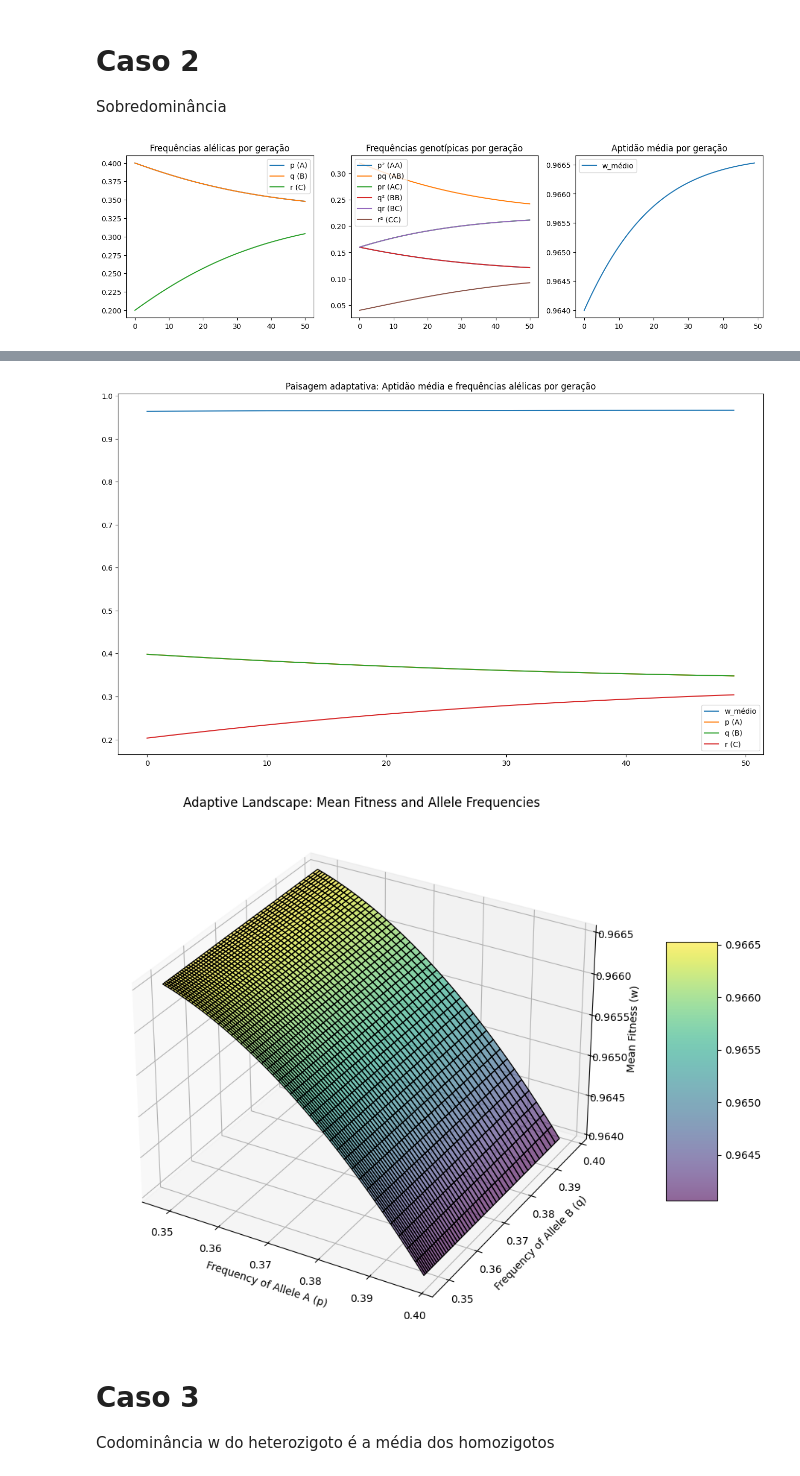
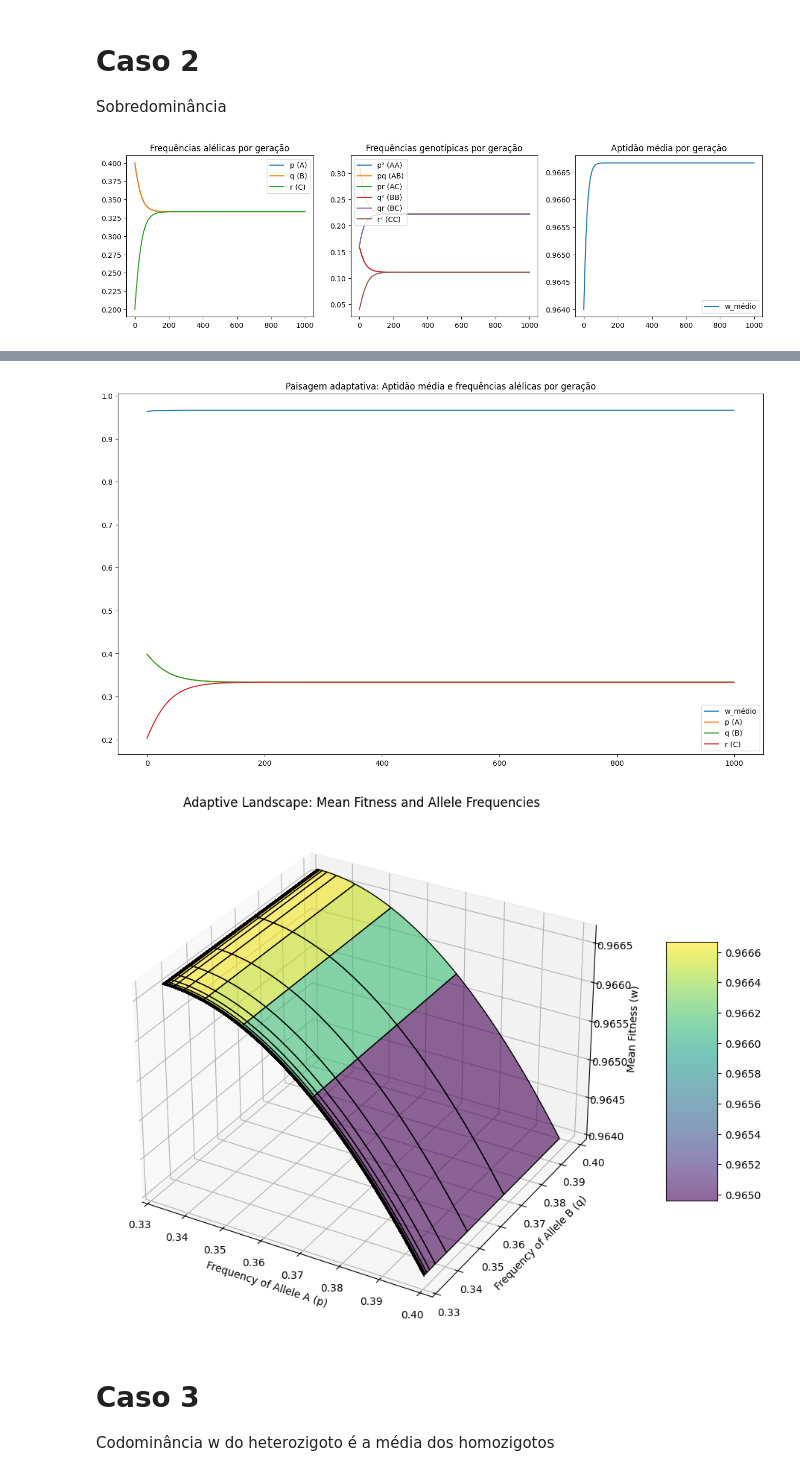
Before and after one commit to mauro-moura/GA044-Evolucao, a Jupyter notebook: implementation_4/implementation_4_2.ipynb, the cells around one changed output, grey strips where cells are left out. Drawn from its saved outputs; the diff is of its cells as text; code cells hidden in the pictures.

```diff
--- a/implementation_4/implementation_4_2.ipynb
+++ b/implementation_4/implementation_4_2.ipynb
@@ -200,8 +201,8 @@ wAC = 1
 wBB = 0.9
 wBC = 1
 wCC = 0.9
-n_gen = 50
+n_gen = 1000
 
 run(p0, q0, r0, wAA, wAB, wAC, wBB, wBC, wCC, n_gen)
 # %% [output]
-[figure, old version]
+[figure, new version]
@@ -209,5 +210,5 @@ run(p0, q0, r0, wAA, wAB, wAC, wBB, wBC, wCC, n_gen)
-[figure, old version]
+[figure, new version]
-[figure, old version]
+[figure, new version]
 # %% [markdown]
 # Caso 3
 Codominância
```
Also changed, not shown: parts of 8 cells of this notebook, 8 other files.
